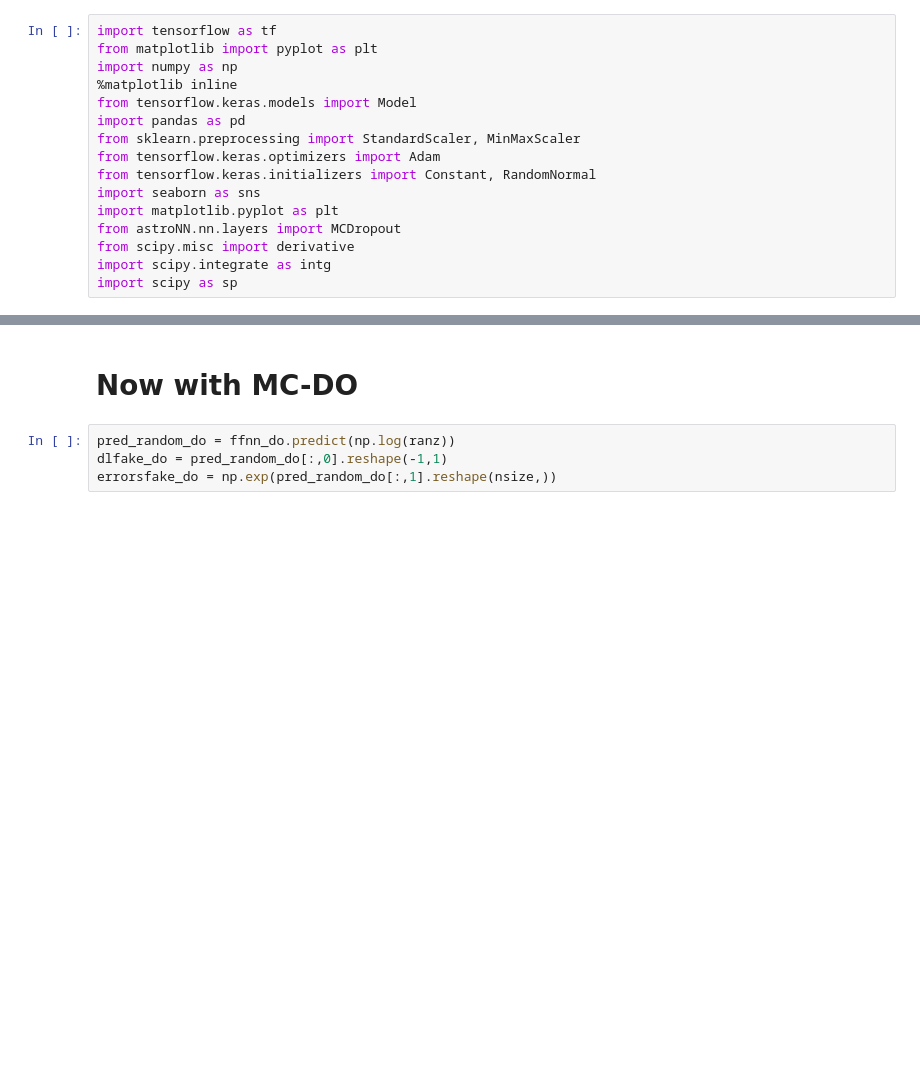
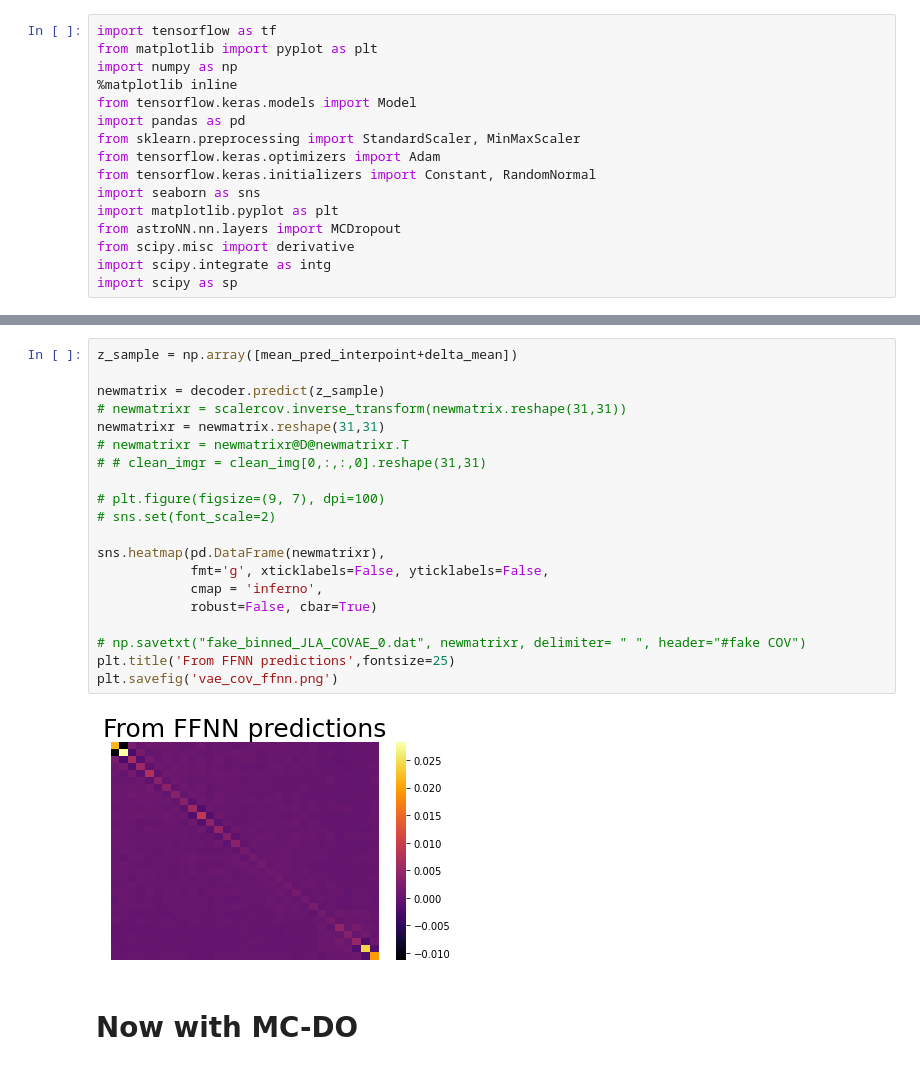
Before and after one commit to igomezv/neuralCosmoReconstruction, a Jupyter notebook: notebooks/loadANNjla.ipynb, the cells around one changed output, grey strips where cells are left out. Cells and saved outputs as stored; diff of their text form; blank space fills up the shorter version.

```diff
--- a/notebooks/loadANNjla.ipynb
+++ b/notebooks/loadANNjla.ipynb
@@ -218,6 +116,24 @@ plt.savefig('errorsjlaffnn.png')
+# %%
+z_sample = np.array([mean_pred_interpoint+delta_mean])
+
+newmatrix = decoder.predict(z_sample)
+# newmatrixr = scalercov.inverse_transform(newmatrix.reshape(31,31))
+newmatrixr = newmatrix.reshape(31,31)
+# newmatrixr = newmatrixr@D@newmatrixr.T
+# # clean_imgr = clean_img[0,:,:,0].reshape(31,31)
+
+# plt.figure(figsize=(9, 7), dpi=100)
+# sns.set(font_scale=2)
+
+sns.heatmap(pd.DataFrame(newmatrixr),
+            fmt='g', xticklabels=False, yticklabels=False,
+            cmap = 'inferno',
+            robust=False, cbar=True)
+
+# np.savetxt("fake_binned_JLA_COVAE_0.dat", newmatrixr, delimiter= " ", header="#fake COV")
+plt.title('From FFNN predictions',fontsize=25)
+plt.savefig('vae_cov_ffnn.png')
+# %% [output]
+[figure, added]
 # %% [markdown]
 # Now with MC-DO
-# %%
-pred_random_do = ffnn_do.predict(np.log(ranz))
-dlfake_do = pred_random_do[:,0].reshape(-1,1)
-errorsfake_do = np.exp(pred_random_do[:,1].reshape(nsize,))
```
Also changed, not shown: parts of 27 cells of this notebook.
